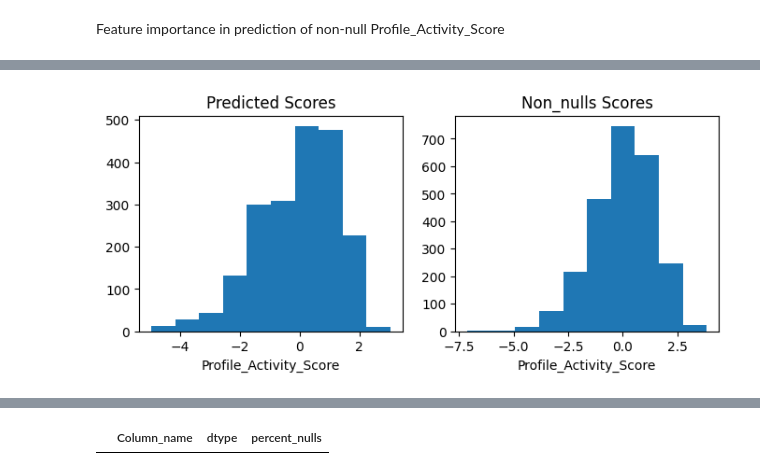
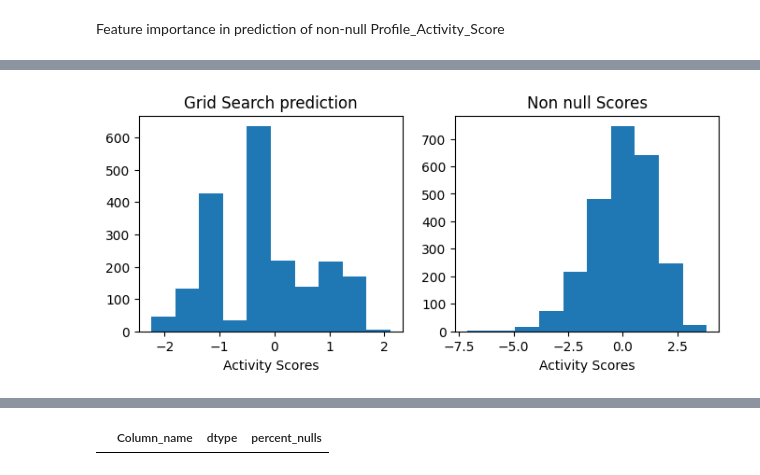
Before and after one commit to arni319/lead_scoring, a Jupyter notebook: lead_scoring_arnab.ipynb, the cells around one changed output, grey strips where cells are left out. Drawn from its saved outputs; the diff is of its cells as text; code cells hidden in the pictures.

Commit message:
Decision tree tuning using GridSearchCV for predicting null Profile_Activity_Score

```diff
--- a/lead_scoring_arnab.ipynb
+++ b/lead_scoring_arnab.ipynb
@@ -511,3 +534,6 @@ ls_nonNullScore = ls[~ls['Profile_Activity_Score'].isnull()]
+# %%
+ls_nullScore.drop(columns='Converted', inplace= True)
+ls_nonNullScore.drop(columns='Converted', inplace= True)
 # %% [markdown]
 Feature importance in prediction of non-null Profile_Activity_Score
 # %%
@@ -522,0 +550,16 @@ Predicted distribution of null Profile_Activity_Score
+# %%
+encoder = OrdinalEncoder()
+ls_nonNullScore[ls_nonNullScore.columns[ls_nonNullScore.dtypes == 'O']] = encoder.fit_transform(ls_nonNullScore[ls_nonNullScore.columns[ls_nonNullScore.dtypes == 'O']])
+
+X = ls_nonNullScore.drop(columns= 'Profile_Activity_Score')
+y = ls_nonNullScore['Profile_Activity_Score']
+
+dt= DecisionTreeRegressor(criterion='squared_error')
+params = {
+    'max_depth': np.arange(2, 21),
+    'min_samples_leaf': np.arange(2, 11),
+    }
+grid = GridSearchCV(estimator= dt, param_grid= params, cv= 3, n_jobs= -1)
+grid.fit(X, y)
+
+pd.DataFrame(grid.cv_results_).sort_values(by= 'rank_test_score')[:3]
@@ -523,26 +571,25 @@ Predicted distribution of null Profile_Activity_Score
 # %%
-# encoding object types
+# encoding object types for nulls
 encoder = OrdinalEncoder()
 ls_nullScore[ls_nullScore.columns[ls_nullScore.dtypes == 'O']] = encoder.fit_transform(ls_nullScore[ls_nullScore.columns[ls_nullScore.dtypes == 'O']])
 X = ls_nullScore.drop(columns= 'Profile_Activity_Score')
 
-# predicting non-nulls
-null_scores = dt.predict(X)
+null_scores_grid = grid.best_estimator_.predict(X)   # gridsearch model
 
 # plotting distributions
 plt.figure(figsize=(8, 3))
-ax1 = plt.subplot(1, 2, 1)
-ax1.hist(null_scores)
-ax1.set_xlabel('Profile_Activity_Score')
-ax1.set_title('Predicted Scores')
+ax2 = plt.subplot(1, 2, 1)
+ax2.hist(null_scores_grid)
+ax2.set_xlabel('Activity Scores')
+ax2.set_title('Grid Search prediction')
 
-ax2 = plt.subplot(1, 2, 2)
-ax2.hist(ls_nonNullScore['Profile_Activity_Score'])
-ax2.set_xlabel('Profile_Activity_Score')
-ax2.set_title('Non_nulls Scores')
+ax3 = plt.subplot(1, 2, 2)
+ax3.hist(ls_nonNullScore['Profile_Activity_Score'])
+ax3.set_xlabel('Activity Scores')
+ax3.set_title('Non null Scores')
 plt.show()
 # %% [output]
-[figure, old version]
+[figure, new version]
 # %%
 plt.figure(figsize= (4, 3))
 plt.hist(np.concatenate([y, ls_nonNullScore['Profile_Activity_Score']]))
```
Also changed, not shown: parts of 22 cells of this notebook.
